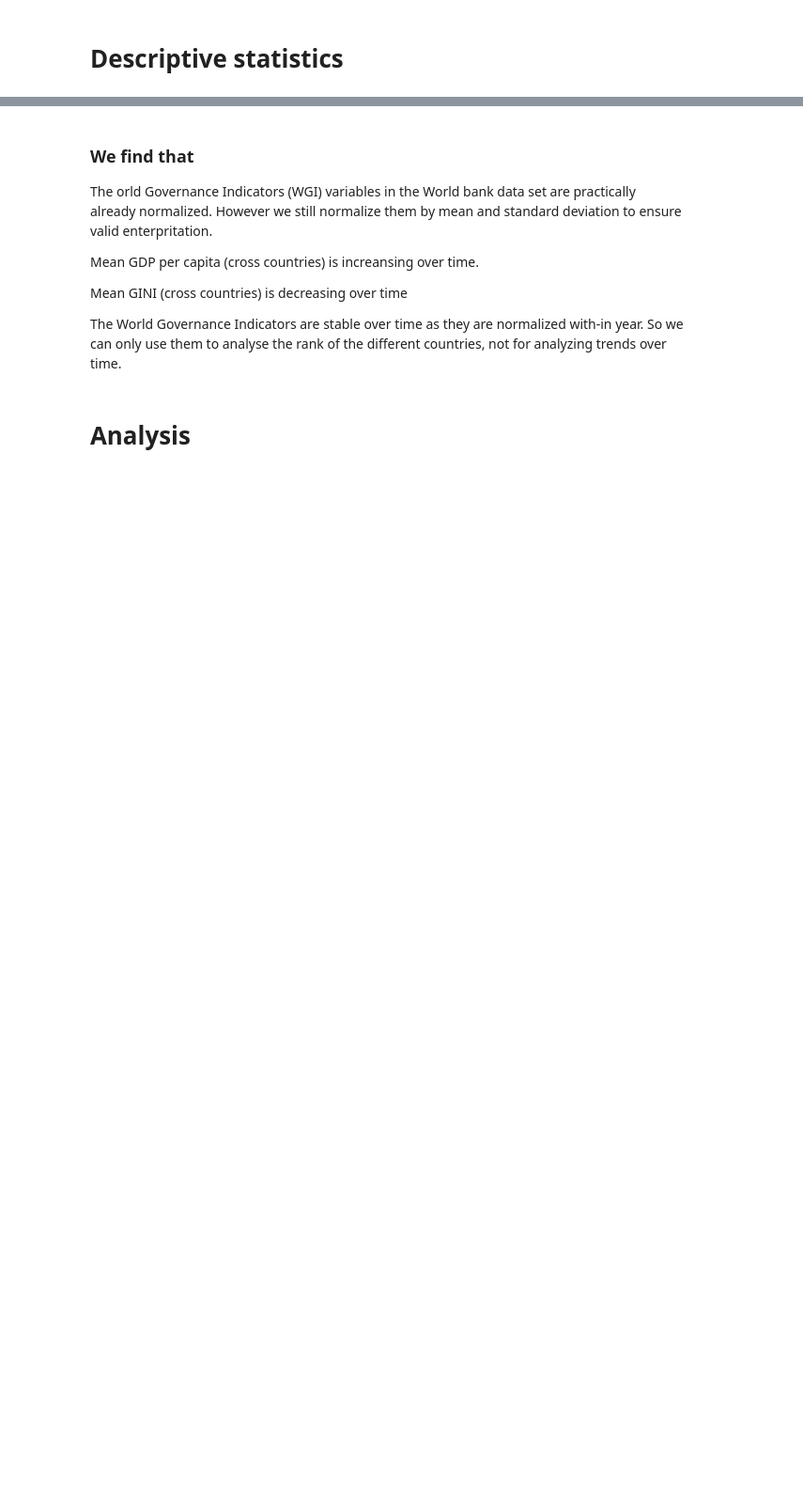
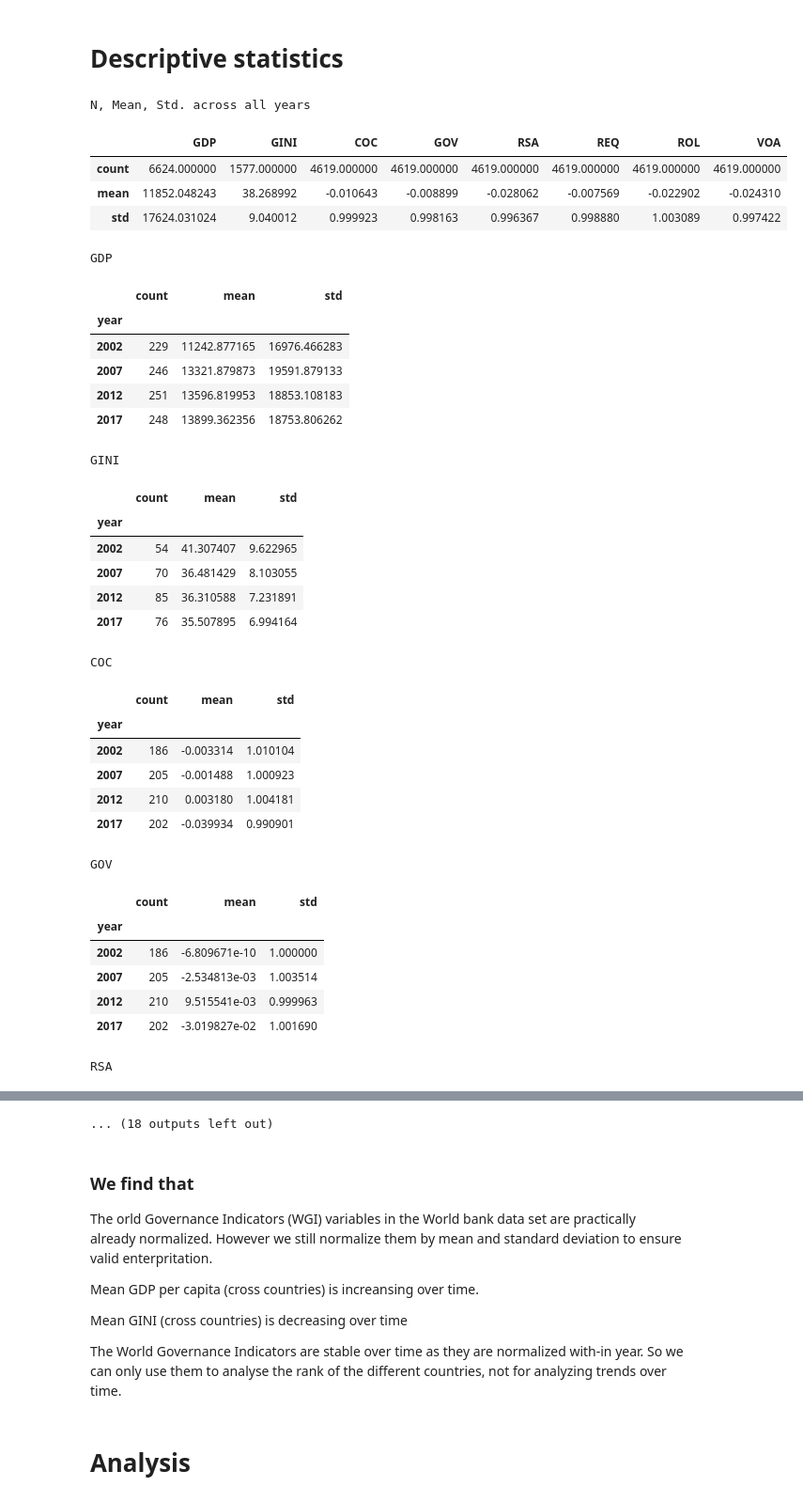
Before and after one commit to NumEconCopenhagen/projects-2023-magnus-kristian, a Jupyter notebook: dataproject/dataproject.ipynb, the cells around one changed output, grey strips where cells are left out. Shown at 94% size. Cells and saved outputs as stored; diff of their text form; code cells hidden in the pictures; blank space fills up the shorter version.

```diff
--- a/dataproject/dataproject.ipynb
+++ b/dataproject/dataproject.ipynb
@@ -121,0 +87,3 @@ TypeError: my_wb_downloader() missing 1 required positional argument: 'end_year'
+# %%
+frame= dataproject_KRE.WGI_DataFrame("WB WGI Levels.csv")
+frame.info()
@@ -121,0 +108,3 @@ TypeError: my_wb_downloader() missing 1 required positional argument: 'end_year'
+# %%
+final=dataproject_KRE.merge(wb1,frame)
+final.info()
@@ -125,34 +133,69 @@ TypeError: my_wb_downloader() missing 1 required positional argument: 'end_year'
 # Group variables
 allyearslist = list(range(2002,2017))
 subyearlist  = [2002, 2007, 2012, 2017]
 
 # List of all governance index variables
 varlist_wgi = list(newnames.values())
 
 # List of all normalized governance index variables
 varlist_wgi_norm = list(map(lambda x: x + '_norm', varlist_wgi))
 
 # List of all variables
 varlist_all = ['GDP', 'GINI'] + varlist_wgi
 
 # Ensure all variables are perfectly normalized within year
-final = dataproject.standardize_by_group(final, varlist_wgi, 'year')
+final = dataproject_KRE.standardize_by_group(final, varlist_wgi, 'year')
 
 # Simple Descriptive Statistics
-simplestats_noyear = dataproject.calc_simplestats(final, varlist_all,      group_by_year=False)
-simplestats        = dataproject.calc_simplestats(final, varlist_all,      group_by_year=True, groups_to_print=subyearlist)
-simplestats_norm   = dataproject.calc_simplestats(final, varlist_wgi_norm, group_by_year=True, groups_to_print=subyearlist)
+simplestats_noyear = dataproject_KRE.calc_simplestats(final, varlist_all,      group_by_year=False)
+simplestats        = dataproject_KRE.calc_simplestats(final, varlist_all,      group_by_year=True, groups_to_print=subyearlist)
+simplestats_norm   = dataproject_KRE.calc_simplestats(final, varlist_wgi_norm, group_by_year=True, groups_to_print=subyearlist)
 
 # Print stats
 print('N, Mean, Std. across all years')
 display(simplestats_noyear)
 
 # Print stats by year
 for var in varlist_all:
     print(var)
     display(simplestats[var])
 
 # Print normalized wgi stats by year
 for var in varlist_wgi_norm:
     print(var)
     display(simplestats_norm[var])
+# %% [output]
+N, Mean, Std. across all years
+|  | GDP | GINI | COC | GOV | RSA | REQ | ROL | VOA |
+| count | 6624.000000 | 1577.000000 | 4619.000000 | 4619.000000 | 4619.000000 | 4619.000000 | 4619.000000 | 4619.000000 |
+| mean | 11852.048243 | 38.268992 | -0.010643 | -0.008899 | -0.028062 | -0.007569 | -0.022902 | -0.024310 |
+| std | 17624.031024 | 9.040012 | 0.999923 | 0.998163 | 0.996367 | 0.998880 | 1.003089 | 0.997422 |
+GDP
+|  | count | mean | std |
+| year |  |  |  |
+| 2002 | 229 | 11242.877165 | 16976.466283 |
+| 2007 | 246 | 13321.879873 | 19591.879133 |
+| 2012 | 251 | 13596.819953 | 18853.108183 |
+| 2017 | 248 | 13899.362356 | 18753.806262 |
+GINI
+|  | count | mean | std |
+| year |  |  |  |
+| 2002 | 54 | 41.307407 | 9.622965 |
+| 2007 | 70 | 36.481429 | 8.103055 |
+| 2012 | 85 | 36.310588 | 7.231891 |
+| 2017 | 76 | 35.507895 | 6.994164 |
+COC
+|  | count | mean | std |
+| year |  |  |  |
+| 2002 | 186 | -0.003314 | 1.010104 |
+| 2007 | 205 | -0.001488 | 1.000923 |
+| 2012 | 210 | 0.003180 | 1.004181 |
+| 2017 | 202 | -0.039934 | 0.990901 |
+GOV
+|  | count | mean | std |
+| year |  |  |  |
+| 2002 | 186 | -6.809671e-10 | 1.000000 |
+| 2007 | 205 | -2.534813e-03 | 1.003514 |
+| 2012 | 210 | 9.515541e-03 | 0.999963 |
+| 2017 | 202 | -3.019827e-02 | 1.001690 |
+RSA
@@ -159,3 +208,4 @@ for var in varlist_wgi_norm:
+... (18 outputs left out)
 # %% [markdown]
 ### We find that
 
```
Also changed, not shown: parts of 10 cells of this notebook, 1 other file.
